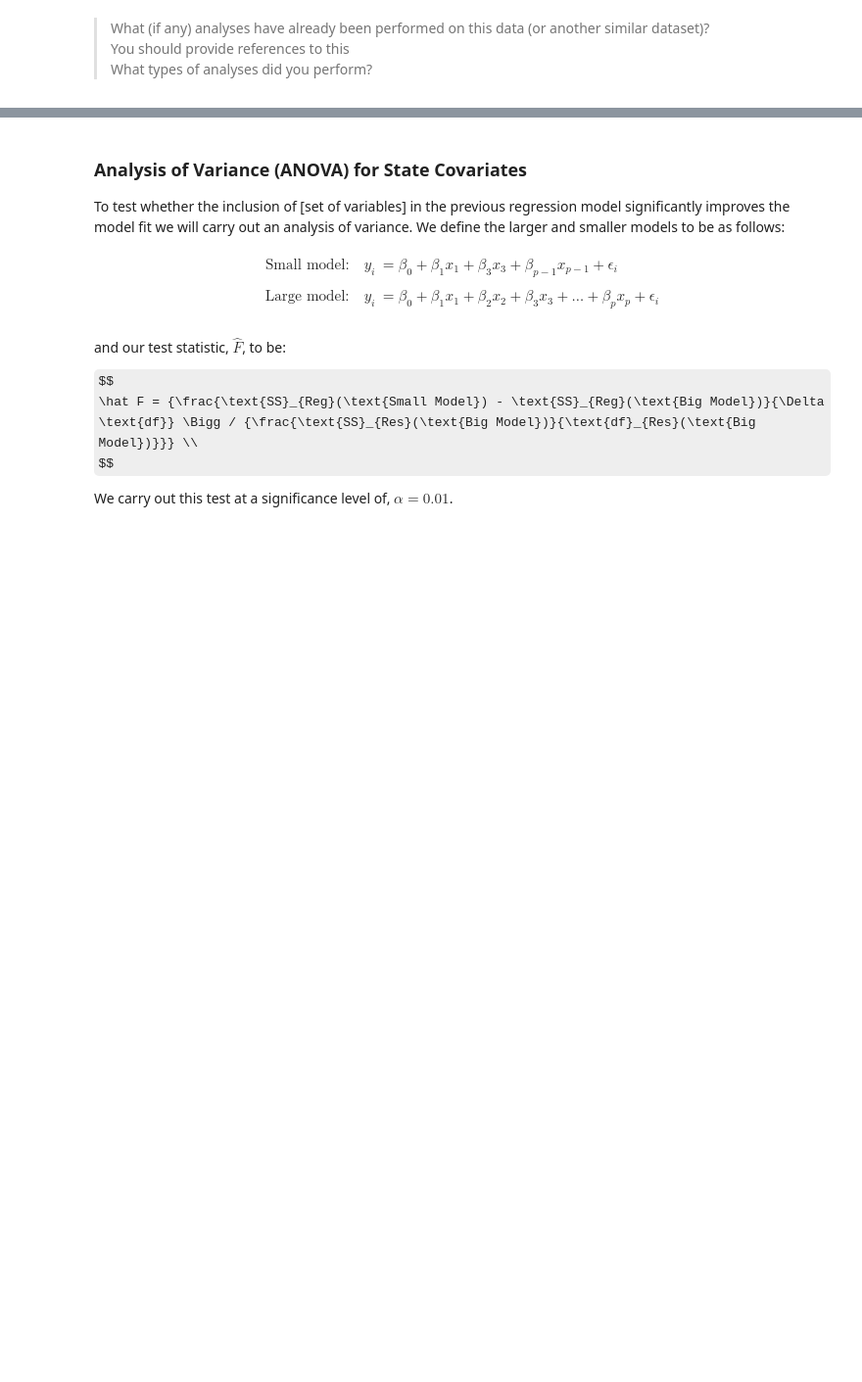
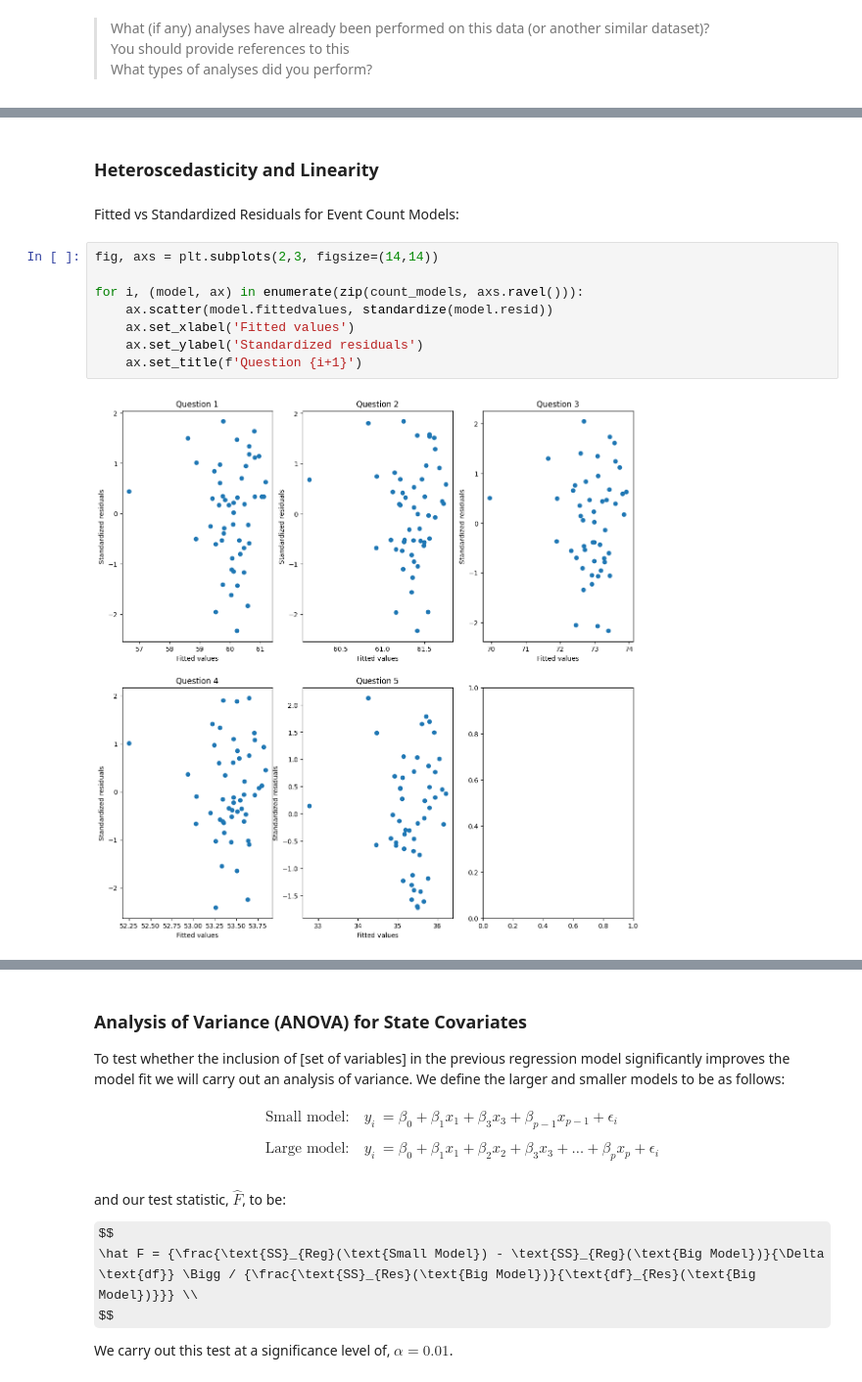
Before and after one commit to ncolebank12/math189-proj, a Jupyter notebook: project.ipynb, the cells around one changed output, grey strips where cells are left out. Shown at 98% size. Drawn from its saved outputs; the diff is of its cells as text; some formulas as TeX source; blank space fills up the shorter version.

```diff
--- a/project.ipynb
+++ b/project.ipynb
@@ -811,0 +925,14 @@ This distribution also contains no significant outliers, but it does tend to be
+# %% [markdown]
+### Heteroscedasticity and Linearity
+# %% [markdown]
+Fitted vs Standardized Residuals for Event Count Models:
+# %%
+fig, axs = plt.subplots(2,3, figsize=(14,14))
+
+for i, (model, ax) in enumerate(zip(count_models, axs.ravel())):
+    ax.scatter(model.fittedvalues, standardize(model.resid))
+    ax.set_xlabel('Fitted values')
+    ax.set_ylabel('Standardized residuals')
+    ax.set_title(f'Question {i+1}')
+# %% [output]
+[figure, added]
```
Also changed, not shown: parts of 35 cells of this notebook.
